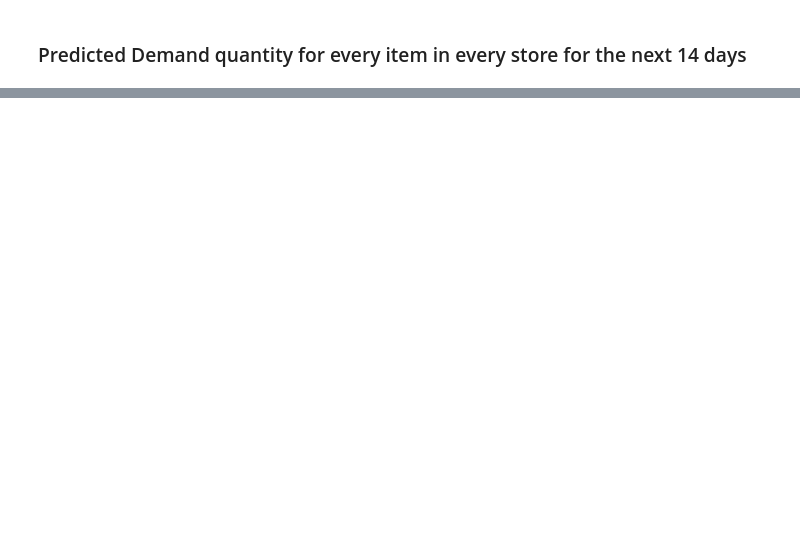
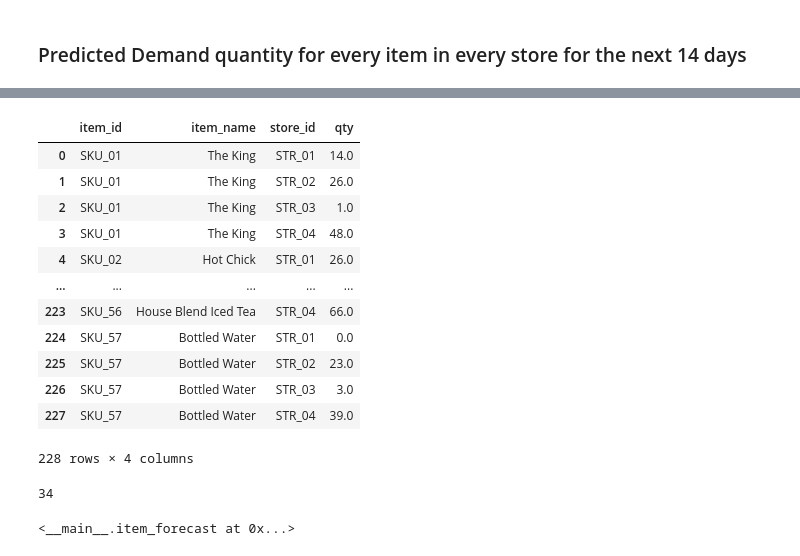
Before and after one commit to Reyal335/Monga-Sales-Forecasting-and-Analytics-App, a Jupyter notebook: ml/restaurant_demand_forecast_prototype.ipynb, the cells around one changed output, grey strips where cells are left out. Cells and saved outputs as stored; diff of their text form; code cells hidden in the pictures; blank space fills up the shorter version.

```diff
--- a/ml/restaurant_demand_forecast_prototype.ipynb
+++ b/ml/restaurant_demand_forecast_prototype.ipynb
@@ -399,0 +427,50 @@ df[df['store_id'] == 'STR_04']
+# %%
+demand_df
+# %% [output]
+|  | item_id | item_name | store_id | qty |
+| 0 | SKU_01 | The King | STR_01 | 14.0 |
+| 1 | SKU_01 | The King | STR_02 | 26.0 |
+| 2 | SKU_01 | The King | STR_03 | 1.0 |
+| 3 | SKU_01 | The King | STR_04 | 48.0 |
+| 4 | SKU_02 | Hot Chick | STR_01 | 26.0 |
+| ... | ... | ... | ... | ... |
+| 223 | SKU_56 | House Blend Iced Tea | STR_04 | 66.0 |
+| 224 | SKU_57 | Bottled Water | STR_01 | 0.0 |
+| 225 | SKU_57 | Bottled Water | STR_02 | 23.0 |
+| 226 | SKU_57 | Bottled Water | STR_03 | 3.0 |
+| 227 | SKU_57 | Bottled Water | STR_04 | 39.0 |
+228 rows × 4 columns
+# %%
+len(ingredients_df['ingredient_id'].unique())
+# %% [output]
+34
+# %%
+
+class item_forecast:
+    def __init__ (self):
+        self.items = self.bom_storeid_forecast()
+
+    def bom_storeid_forecast(self):
+        store_items = pd.DataFrame(columns=['store_id', 'ingredient_name', 'quantity_required', 'unit_of_measure', 'ingredient_id', ])
+        for i in df['item_id'].unique().tolist():
+            for s in stores:
+                spec_item = demand_df[(demand_df['item_id'] ==  i) &
+                                (demand_df['store_id'] == s)]
+                qty = spec_item['qty'].iloc[0]
+
+                item_bom = ingredients_df[ingredients_df['item_id'] == i]
+
+                ing_entry = item_bom[['quantity_required', 'unit_of_measure', 'ingredient_id', 'ingredient_name']]
+                ing_entry['store_id'] = s
+                ing_entry['quantity_required'] = ing_entry['quantity_required'].multiply(qty)
+
+                store_items = pd.concat([store_items, ing_entry])
+                store_items = store_items.groupby(['store_id', 'ingredient_name', 'ingredient_id',
+                                                'unit_of_measure'], as_index=False)['quantity_required'].sum()
+                store_items = store_items.sort_values(by=['ingredient_id', 'store_id'])
+        return store_items
+
+    def show_items(self):
+        return self.items
+# %% [output]
+<__main__.item_forecast at 0x...>
```
Also changed, not shown: parts of 5 cells of this notebook, 2 other files.
